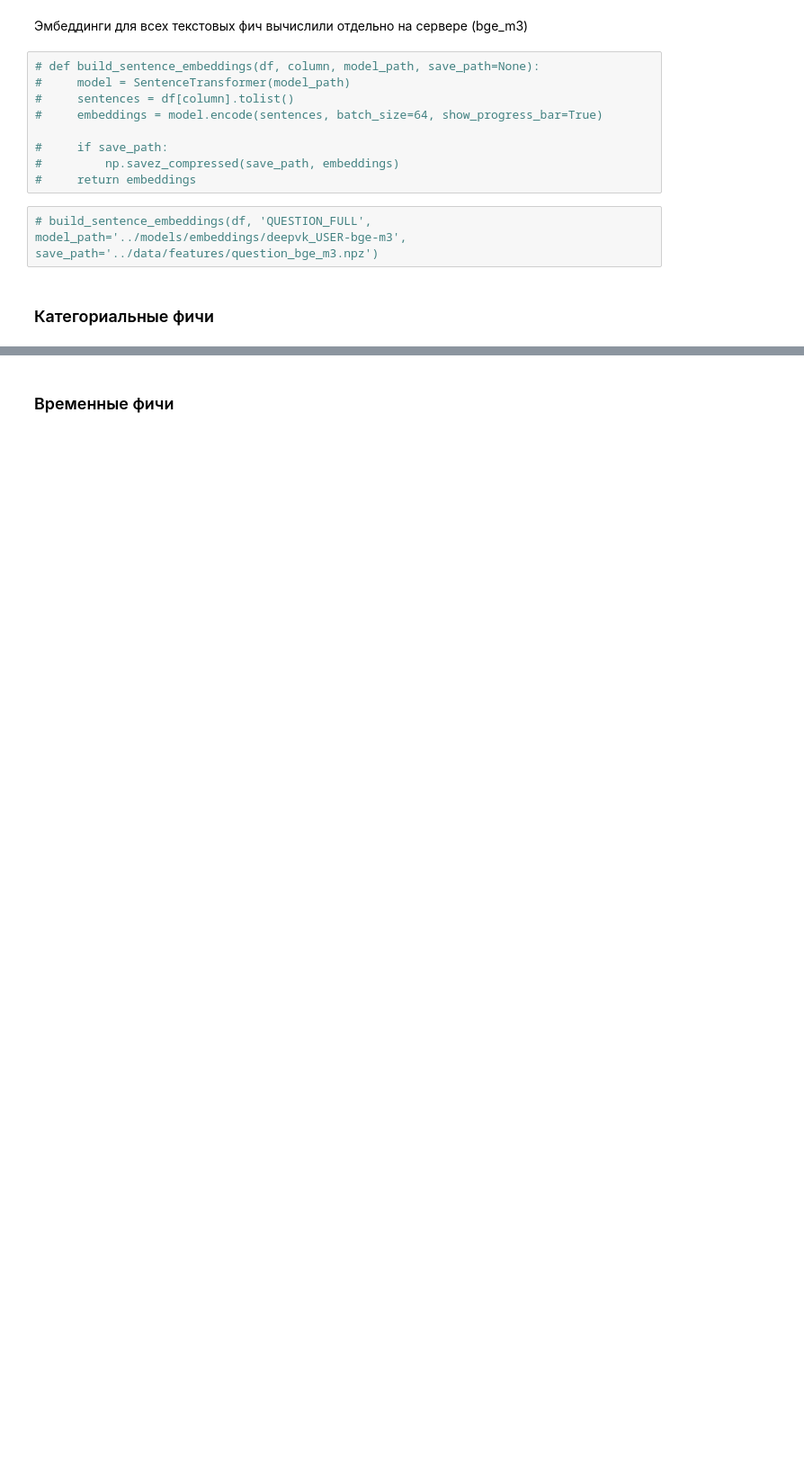
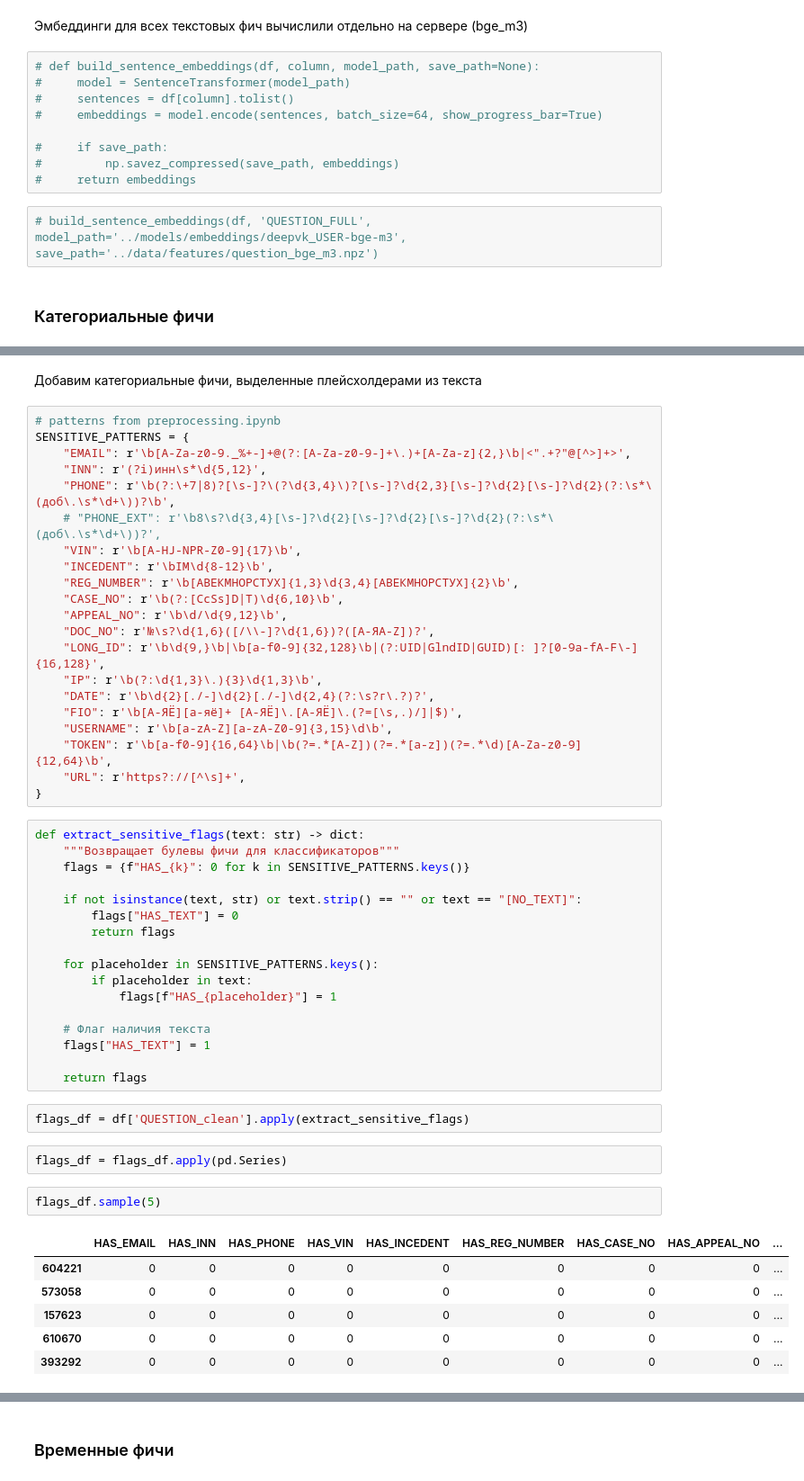
Before and after one commit to h0wl34/autotickets-rag-bot, a Jupyter notebook: notebooks/feature_engeneering.ipynb, the cells around one changed output, grey strips where cells are left out. Shown at 90% size. Saved outputs shown, nothing was run; the diff lists cells and outputs as text; blank space fills up the shorter version.

```diff
--- a/notebooks/feature_engeneering.ipynb
+++ b/notebooks/feature_engeneering.ipynb
@@ -227,0 +169,53 @@ X_cat = df[[c + '_enc' for c in cat_cols]].values
+# %% [markdown]
+Добавим категориальные фичи, выделенные плейсхолдерами из текста
+# %%
+# patterns from preprocessing.ipynb
+SENSITIVE_PATTERNS = {
+    "EMAIL": r'\b[A-Za-z0-9._%+-]+@(?:[A-Za-z0-9-]+\.)+[A-Za-z]{2,}\b|<".+?"@[^>]+>',
+    "INN": r'(?i)инн\s*\d{5,12}',
+    "PHONE": r'\b(?:\+7|8)?[\s-]?\(?\d{3,4}\)?[\s-]?\d{2,3}[\s-]?\d{2}[\s-]?\d{2}(?:\s*\(доб\.\s*\d+\))?\b',
+    # "PHONE_EXT": r'\b8\s?\d{3,4}[\s-]?\d{2}[\s-]?\d{2}[\s-]?\d{2}(?:\s*\(доб\.\s*\d+\))?',
+    "VIN": r'\b[A-HJ-NPR-Z0-9]{17}\b',
+    "INCEDENT": r'\bIM\d{8-12}\b',
+    "REG_NUMBER": r'\b[АВЕКМНОРСТУХ]{1,3}\d{3,4}[АВЕКМНОРСТУХ]{2}\b',
+    "CASE_NO": r'\b(?:[CcSs]D|T)\d{6,10}\b',
+    "APPEAL_NO": r'\b\d/\d{9,12}\b',
+    "DOC_NO": r'№\s?\d{1,6}([/\\-]?\d{1,6})?([А-ЯA-Z])?',
+    "LONG_ID": r'\b\d{9,}\b|\b[a-f0-9]{32,128}\b|(?:UID|GlndID|GUID)[: ]?[0-9a-fA-F\-]{16,128}',
+    "IP": r'\b(?:\d{1,3}\.){3}\d{1,3}\b',
+    "DATE": r'\b\d{2}[./-]\d{2}[./-]\d{2,4}(?:\s?г\.?)?',
+    "FIO": r'\b[А-ЯЁ][а-яё]+ [А-ЯЁ]\.[А-ЯЁ]\.(?=[\s,.)/]|$)',
+    "USERNAME": r'\b[a-zA-Z][a-zA-Z0-9]{3,15}\d\b',
+    "TOKEN": r'\b[a-f0-9]{16,64}\b|\b(?=.*[A-Z])(?=.*[a-z])(?=.*\d)[A-Za-z0-9]{12,64}\b',
+    "URL": r'https?://[^\s]+',
+}
+# %%
+def extract_sensitive_flags(text: str) -> dict:
+    """Возвращает булевы фичи для классификаторов"""
+    flags = {f"HAS_{k}": 0 for k in SENSITIVE_PATTERNS.keys()}
+
+    if not isinstance(text, str) or text.strip() == "" or text == "[NO_TEXT]":
+        flags["HAS_TEXT"] = 0
+        return flags
+
+    for placeholder in SENSITIVE_PATTERNS.keys():
+        if placeholder in text:
+            flags[f"HAS_{placeholder}"] = 1
+
+    # Флаг наличия текста
+    flags["HAS_TEXT"] = 1
+
+    return flags
+# %%
+flags_df = df['QUESTION_clean'].apply(extract_sensitive_flags)
+# %%
+flags_df = flags_df.apply(pd.Series)
+# %%
+flags_df.sample(5)
+# %% [output]
+|  | HAS_EMAIL | HAS_INN | HAS_PHONE | HAS_VIN | HAS_INCEDENT | HAS_REG_NUMBER | HAS_CASE_NO | HAS_APPEAL_NO | ... |
+| 604221 | 0 | 0 | 0 | 0 | 0 | 0 | 0 | 0 | ... |
+| 573058 | 0 | 0 | 0 | 0 | 0 | 0 | 0 | 0 | ... |
+| 157623 | 0 | 0 | 0 | 0 | 0 | 0 | 0 | 0 | ... |
+| 610670 | 0 | 0 | 0 | 0 | 0 | 0 | 0 | 0 | ... |
+| 393292 | 0 | 0 | 0 | 0 | 0 | 0 | 0 | 0 | ... |
```
Also changed, not shown: parts of 47 cells of this notebook, 24 other files.
